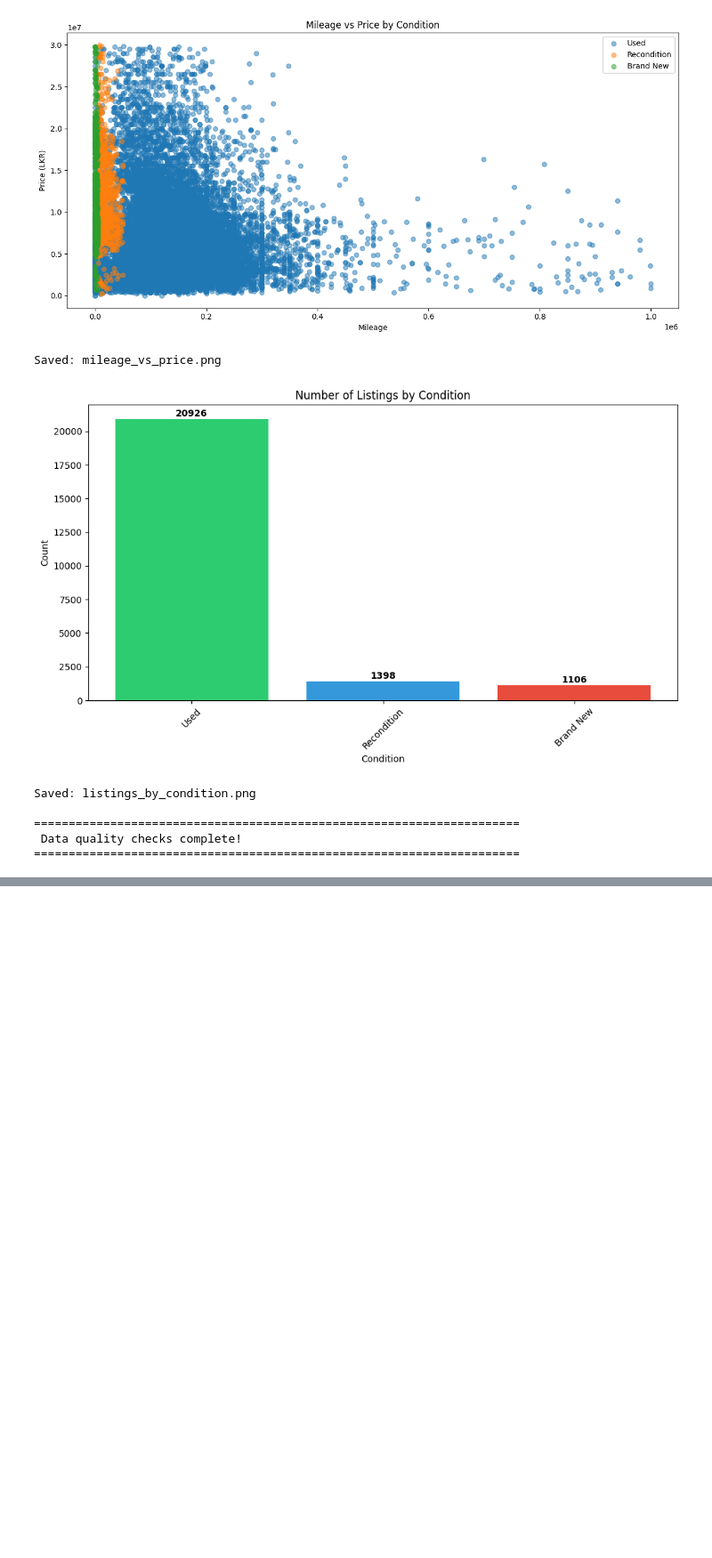
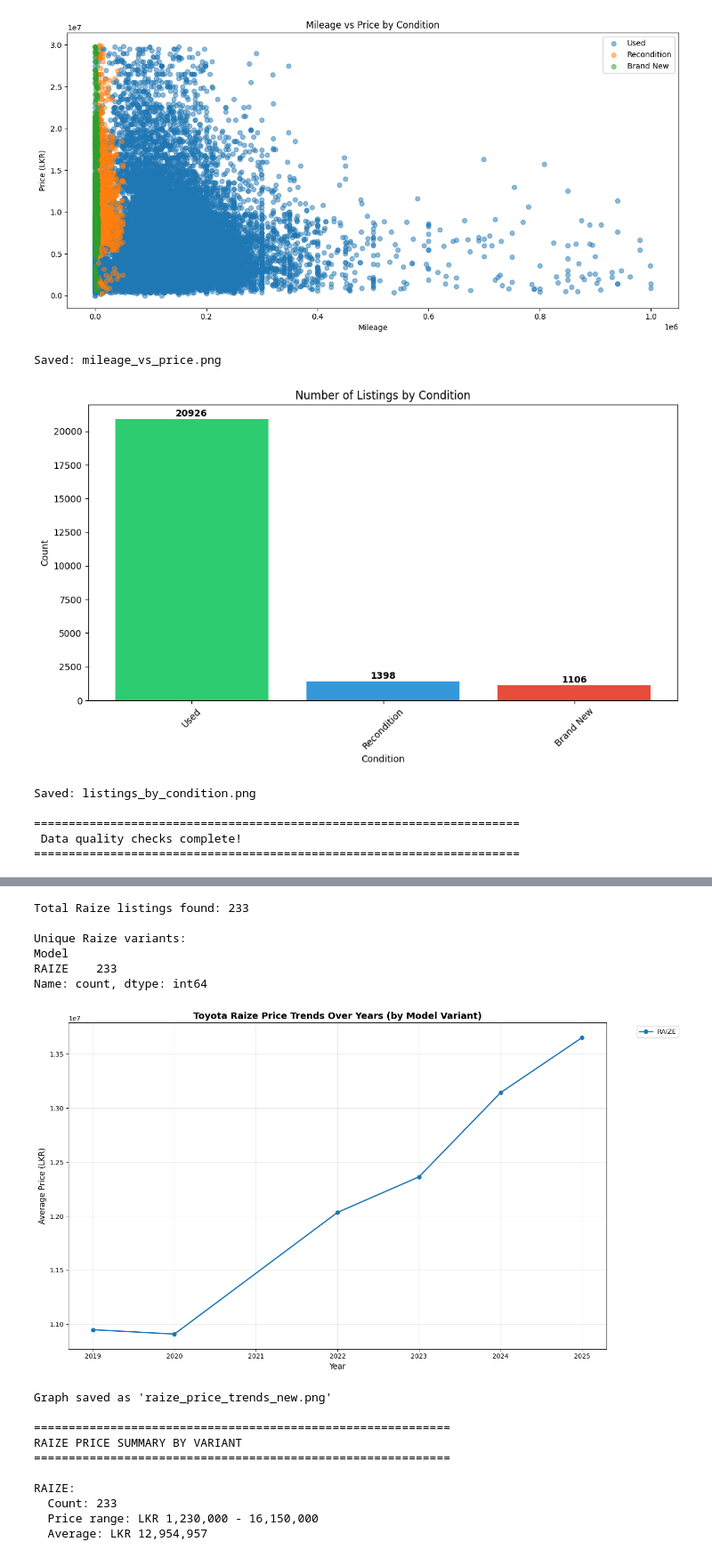
Before and after one commit to akila20040720/autoinsightcs70, a Jupyter notebook: model_training/model_training.ipynb, the cells around one changed output, grey strips where cells are left out. Shown at 89% size. Saved outputs shown, nothing was run; the diff lists cells and outputs as text; code cells hidden in the pictures; blank space fills up the shorter version.

```diff
--- a/model_training/model_training.ipynb
+++ b/model_training/model_training.ipynb
@@ -937,3 +939,67 @@ Raize Z Turbo:
   Count: 1
   Price range: LKR 12,850,000 - 12,850,000
   Average: LKR 12,850,000
+# %%
+import matplotlib.pyplot as plt
+import pandas as pd
+
+# Load the dataset
+data = pd.read_csv(r'C:\Users\Pc\Documents\GitHub\autoinsightcs70\model_training\dataset_with_model_first_name.csv')
+
+# Filter for Raize models only
+raize_data = data[data['Model'].str.contains('RAIZE', case=False, na=False)].copy()
+
+print(f"Total Raize listings found: {len(raize_data)}")
+print(f"\nUnique Raize variants:")
+print(raize_data['Model'].value_counts())
+
+# Group by Model and Year, calculate average price
+raize_price_by_year = raize_data.groupby(['Model', 'Year'])['Price'].mean().reset_index()
+
+# Create the line graph
+plt.figure(figsize=(14, 8))
+
+# Plot a line for each Raize variant
+for model in raize_price_by_year['Model'].unique():
+    model_data = raize_price_by_year[raize_price_by_year['Model'] == model]
+    plt.plot(model_data['Year'], model_data['Price'], marker='o', label=model, linewidth=2)
+
+plt.xlabel('Year', fontsize=12)
+plt.ylabel('Average Price (LKR)', fontsize=12)
+plt.title('Toyota Raize Price Trends Over Years (by Model Variant)', fontsize=14, fontweight='bold')
+plt.legend(bbox_to_anchor=(1.05, 1), loc='upper left', fontsize=10)
+plt.grid(True, alpha=0.3)
+plt.tight_layout()
+plt.savefig('raize_price_trends_new.png', dpi=300, bbox_inches='tight')
+plt.show()
+
+print("\nGraph saved as 'raize_price_trends_new.png'")
+
+# Print summary statistics
+print(f"\n{'='*60}")
+print("RAIZE PRICE SUMMARY BY VARIANT")
+print(f"{'='*60}")
+for model in sorted(raize_data['Model'].unique()):
+    model_subset = raize_data[raize_data['Model'] == model]
+    print(f"\n{model}:")
+    print(f"  Count: {len(model_subset)}")
+    print(f"  Price range: LKR {model_subset['Price'].min():,.0f} - {model_subset['Price'].max():,.0f}")
+    print(f"  Average: LKR {model_subset['Price'].mean():,.0f}")
+# %% [output]
+Total Raize listings found: 233
+
+Unique Raize variants:
+Model
+RAIZE    233
+Name: count, dtype: int64
+[figure, added]
+Graph saved as 'raize_price_trends_new.png'
+
+============================================================
+RAIZE PRICE SUMMARY BY VARIANT
+============================================================
+
+RAIZE:
+  Count: 233
+  Price range: LKR 1,230,000 - 16,150,000
+  Average: LKR 12,954,957
```
Also changed, not shown: parts of 4 cells of this notebook, 5 other files.
